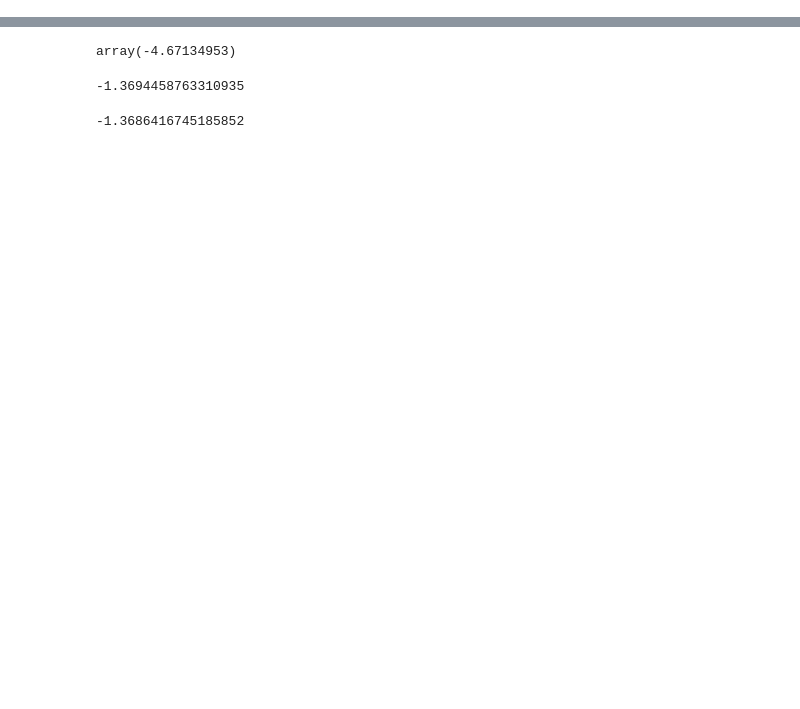
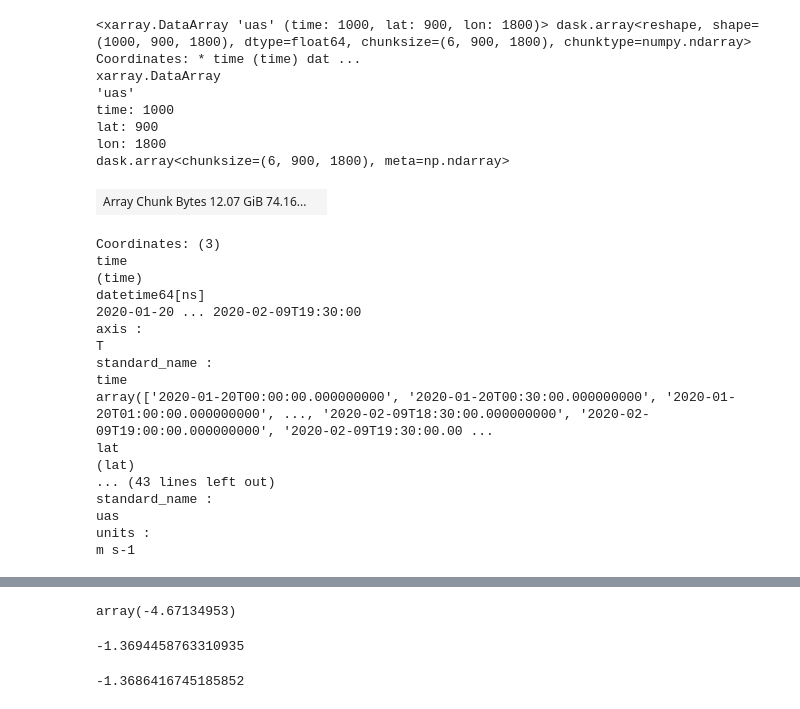
Before and after one commit to DestinE-Climate-DT/one_pass, a Jupyter notebook: test_tdigest.ipynb, the cells around one changed output, grey strips where cells are left out. Saved outputs shown, nothing was run; the diff lists cells and outputs as text; code cells hidden in the pictures; blank space fills up the shorter version.

```diff
--- a/test_tdigest.ipynb
+++ b/test_tdigest.ipynb
@@ -16,3 +23,37 @@ fileList.sort()
+# %%
+#reader = Reader(model="IFS", exp="tco2559-ng5", source="ICMGG_atm2d", regrid="r010")
+reader = Reader(model="ICON", exp="ngc2009", source="atm_2d_ml_R02B09", regrid="r020")
+data = reader.retrieve(fix=False, streaming = True, stream_step = 1000)
+#data = reader.retrieve(fix=False)
+data = reader.regrid(data)
+# %%
+data.uas
+# %% [output]
+<xarray.DataArray 'uas' (time: 1000, lat: 900, lon: 1800)> dask.array<reshape, shape=(1000, 900, 1800), dtype=float64, chunksize=(6, 900, 1800), chunktype=numpy.ndarray> Coordinates: * time (time) dat ...
+xarray.DataArray
+'uas'
+time: 1000
+lat: 900
+lon: 1800
+dask.array<chunksize=(6, 900, 1800), meta=np.ndarray>
+| Array Chunk Bytes 12.07 GiB 74.16... |  |
+Coordinates: (3)
+time
+(time)
+datetime64[ns]
+2020-01-20 ... 2020-02-09T19:30:00
+axis :
+T
+standard_name :
+time
+array(['2020-01-20T00:00:00.000000000', '2020-01-20T00:30:00.000000000', '2020-01-20T01:00:00.000000000', ..., '2020-02-09T18:30:00.000000000', '2020-02-09T19:00:00.000000000', '2020-02-09T19:30:00.00 ...
+lat
+(lat)
+... (43 lines left out)
+standard_name :
+uas
+units :
+m s-1
 # %%
 # creating the data set
 # data = xr.open_dataset(fileList[0]) # open dataset
```
Also changed, not shown: parts of 17 cells of this notebook.
